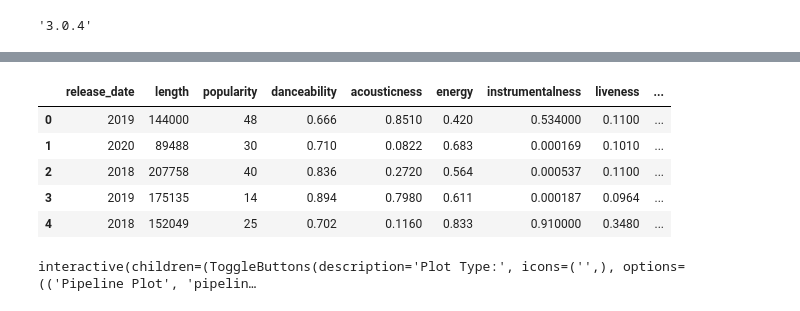
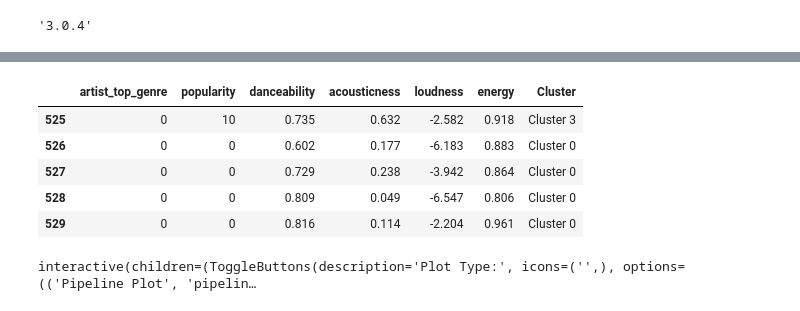
Before and after one commit to mfj4000/ML-For-Beginners, a Jupyter notebook: 5-Clustering/images/5-Clustering.ipynb, the cells around one changed output, grey strips where cells are left out. Cells and saved outputs as stored; diff of their text form; code cells hidden in the pictures.

```diff
--- a/5-Clustering/images/5-Clustering.ipynb
+++ b/5-Clustering/images/5-Clustering.ipynb
@@ -390,0 +353,8 @@ mys = setup(mydata, session_id = 456)
+# %%
+# Setup experiment with num_clusters as a variabl
+from pycaret.clustering import *
+num_clusters = 4
+myX = myDF.loc[:, ('artist_top_genre','popularity','danceability','acousticness','loudness','energy')]
+myX['artist_top_genre'] = le.fit_transform(myX['artist_top_genre'])
+
+mys = setup(myX, session_id = 456)
@@ -414,0 +404,3 @@ KMeans(n_clusters=4, random_state=456)
+# %%
+# Compare experiments
+mykmeans = create_model('kmeans', num_clusters=num_clusters)
@@ -415,13 +412,13 @@ KMeans(n_clusters=4, random_state=456)
 # %%
 mykmeans_cluster = assign_model(mykmeans)
-mykmeans_cluster.head()
+mykmeans_cluster.tail()
 # %% [output]
-|  | release_date | length | popularity | danceability | acousticness | energy | instrumentalness | liveness | ... |
-| 0 | 2019 | 144000 | 48 | 0.666 | 0.8510 | 0.420 | 0.534000 | 0.1100 | ... |
-| 1 | 2020 | 89488 | 30 | 0.710 | 0.0822 | 0.683 | 0.000169 | 0.1010 | ... |
-| 2 | 2018 | 207758 | 40 | 0.836 | 0.2720 | 0.564 | 0.000537 | 0.1100 | ... |
-| 3 | 2019 | 175135 | 14 | 0.894 | 0.7980 | 0.611 | 0.000187 | 0.0964 | ... |
-| 4 | 2018 | 152049 | 25 | 0.702 | 0.1160 | 0.833 | 0.910000 | 0.3480 | ... |
+|  | artist_top_genre | popularity | danceability | acousticness | loudness | energy | Cluster |
+| 525 | 0 | 10 | 0.735 | 0.632 | -2.582 | 0.918 | Cluster 3 |
+| 526 | 0 | 0 | 0.602 | 0.177 | -6.183 | 0.883 | Cluster 0 |
+| 527 | 0 | 0 | 0.729 | 0.238 | -3.942 | 0.864 | Cluster 0 |
+| 528 | 0 | 0 | 0.809 | 0.049 | -6.547 | 0.806 | Cluster 0 |
+| 529 | 0 | 0 | 0.816 | 0.114 | -2.204 | 0.961 | Cluster 0 |
 # %%
 evaluate_model(mykmeans)
 # %% [output]
```
Also changed, not shown: parts of 40 cells of this notebook.
